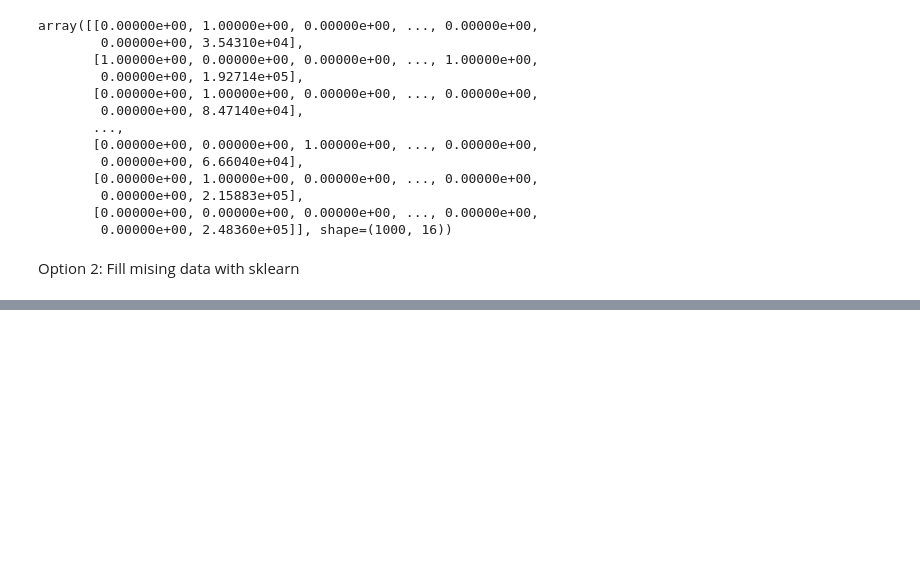
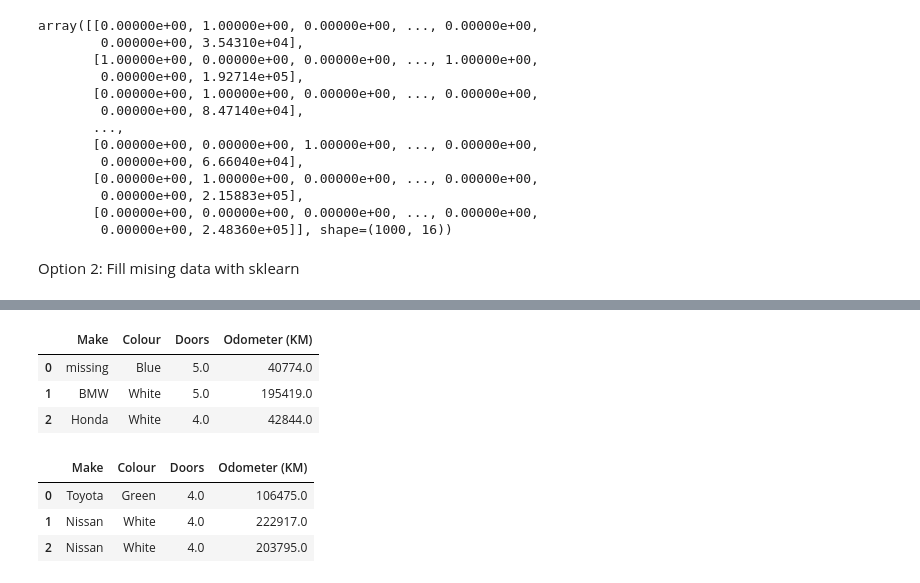
Before and after one commit to Hai567/ztm-ml, a Jupyter notebook: scikilearn/intro-to-sklearn.ipynb, the cells around one changed output, grey strips where cells are left out. Cells and saved outputs as stored; diff of their text form; code cells hidden in the pictures; blank space fills up the shorter version.

```diff
--- a/scikilearn/intro-to-sklearn.ipynb
+++ b/scikilearn/intro-to-sklearn.ipynb
@@ -389,0 +388,47 @@ scipy.sparse._csr.csr_matrix
+# %%
+# Drop rows with missing price
+car_sales_missing = car_sales_missing.dropna(subset="Price")
+# %%
+# split data into training-testing sets before filling data
+X = car_sales_missing.drop("Price", axis=1)
+Y = car_sales_missing["Price"]
+
+X_train, X_test, Y_train, Y_test = train_test_split(X, Y, test_size=0.2)
+# %%
+# create imputers
+from sklearn.impute import SimpleImputer
+# Categorial imputer
+cat_imputer = SimpleImputer(strategy="constant", fill_value="missing")
+# Doors imputer
+doors_imputer = SimpleImputer(strategy="constant", fill_value=4)
+# Odometer imputer
+num_imputer = SimpleImputer(strategy="mean")
+
+# Define columns to apply imputers to
+cat_features = ["Make", "Colour"]
+doors_features = ["Doors"]
+num_features = ["Odometer (KM)"]
+# %%
+from sklearn.compose import ColumnTransformer
+transformer = ColumnTransformer([
+    ("cat_imputer", cat_imputer, cat_features),
+    ("door_imputer", doors_imputer, doors_features),
+    ("num_imputer", num_imputer, num_features)
+], remainder="passthrough",
+    sparse_threshold=0)
+
+filled_X_train = pd.DataFrame(transformer.fit_transform(X_train), columns=["Make", "Colour", "Doors", "Odometer (KM)"])
+filled_X_train.head(3)
+# %% [output]
+|  | Make | Colour | Doors | Odometer (KM) |
+| 0 | missing | Blue | 5.0 | 40774.0 |
+| 1 | BMW | White | 5.0 | 195419.0 |
+| 2 | Honda | White | 4.0 | 42844.0 |
+# %%
+filled_X_test = pd.DataFrame(transformer.fit_transform(X_test), columns=["Make", "Colour", "Doors", "Odometer (KM)"])
+filled_X_test.head(3)
+# %% [output]
+|  | Make | Colour | Doors | Odometer (KM) |
+| 0 | Toyota | Green | 4.0 | 106475.0 |
+| 1 | Nissan | White | 4.0 | 222917.0 |
+| 2 | Nissan | White | 4.0 | 203795.0 |
```
Also changed, not shown: parts of 12 cells of this notebook, 1 other file.
